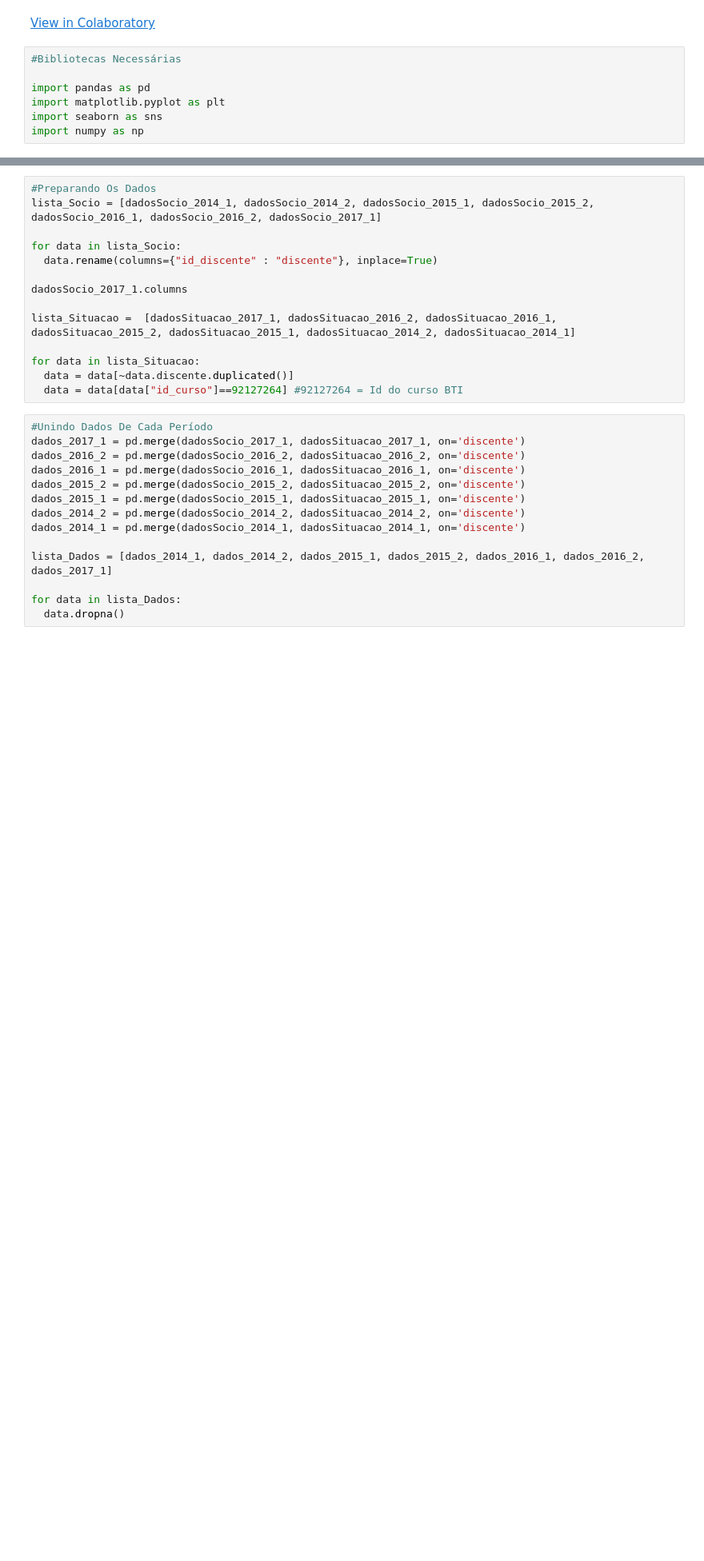
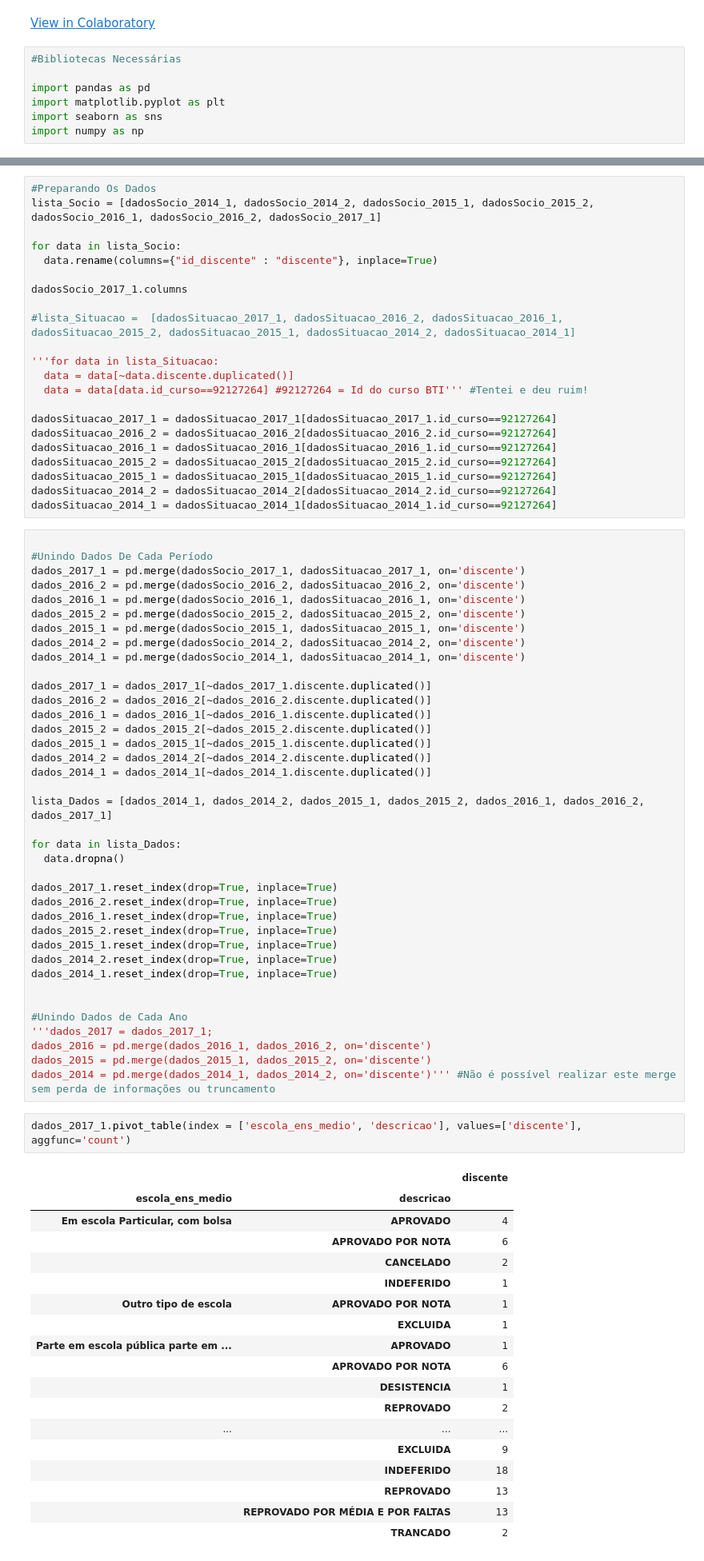
Before and after one commit to lucasgmpaiva/Analise_Dados_UFRN, a Jupyter notebook: Parte I.ipynb, the cells around one changed output, grey strips where cells are left out. Shown at 80% size. Saved outputs shown, nothing was run; the diff lists cells and outputs as text; blank space fills up the shorter version.

Commit message:
Finalizando a Captura de Dados

```diff
--- a/Parte I.ipynb
+++ b/Parte I.ipynb
@@ -35,12 +37,21 @@ for data in lista_Socio:
 
 dadosSocio_2017_1.columns
 
-lista_Situacao =  [dadosSituacao_2017_1, dadosSituacao_2016_2, dadosSituacao_2016_1, dadosSituacao_2015_2, dadosSituacao_2015_1, dadosSituacao_2014_2, dadosSituacao_2014_1]
+#lista_Situacao =  [dadosSituacao_2017_1, dadosSituacao_2016_2, dadosSituacao_2016_1, dadosSituacao_2015_2, dadosSituacao_2015_1, dadosSituacao_2014_2, dadosSituacao_2014_1]
 
-for data in lista_Situacao:
+'''for data in lista_Situacao:
   data = data[~data.discente.duplicated()]
-  data = data[data["id_curso"]==92127264] #92127264 = Id do curso BTI
+  data = data[data.id_curso==92127264] #92127264 = Id do curso BTI''' #Tentei e deu ruim!
+
+dadosSituacao_2017_1 = dadosSituacao_2017_1[dadosSituacao_2017_1.id_curso==92127264]
+dadosSituacao_2016_2 = dadosSituacao_2016_2[dadosSituacao_2016_2.id_curso==92127264]
+dadosSituacao_2016_1 = dadosSituacao_2016_1[dadosSituacao_2016_1.id_curso==92127264]
+dadosSituacao_2015_2 = dadosSituacao_2015_2[dadosSituacao_2015_2.id_curso==92127264]
+dadosSituacao_2015_1 = dadosSituacao_2015_1[dadosSituacao_2015_1.id_curso==92127264]
+dadosSituacao_2014_2 = dadosSituacao_2014_2[dadosSituacao_2014_2.id_curso==92127264]
+dadosSituacao_2014_1 = dadosSituacao_2014_1[dadosSituacao_2014_1.id_curso==92127264]
 # %%
+
 #Unindo Dados De Cada Período
 dados_2017_1 = pd.merge(dadosSocio_2017_1, dadosSituacao_2017_1, on='discente')
 dados_2016_2 = pd.merge(dadosSocio_2016_2, dadosSituacao_2016_2, on='discente')
@@ -50,7 +61,51 @@ dados_2015_1 = pd.merge(dadosSocio_2015_1, dadosSituacao_2015_1, on='discente')
 dados_2014_2 = pd.merge(dadosSocio_2014_2, dadosSituacao_2014_2, on='discente')
 dados_2014_1 = pd.merge(dadosSocio_2014_1, dadosSituacao_2014_1, on='discente')
 
+dados_2017_1 = dados_2017_1[~dados_2017_1.discente.duplicated()]
+dados_2016_2 = dados_2016_2[~dados_2016_2.discente.duplicated()]
+dados_2016_1 = dados_2016_1[~dados_2016_1.discente.duplicated()]
+dados_2015_2 = dados_2015_2[~dados_2015_2.discente.duplicated()]
+dados_2015_1 = dados_2015_1[~dados_2015_1.discente.duplicated()]
+dados_2014_2 = dados_2014_2[~dados_2014_2.discente.duplicated()]
+dados_2014_1 = dados_2014_1[~dados_2014_1.discente.duplicated()]
+
 lista_Dados = [dados_2014_1, dados_2014_2, dados_2015_1, dados_2015_2, dados_2016_1, dados_2016_2, dados_2017_1]
 
 for data in lista_Dados:
   data.dropna()
+
+dados_2017_1.reset_index(drop=True, inplace=True)
+dados_2016_2.reset_index(drop=True, inplace=True)
+dados_2016_1.reset_index(drop=True, inplace=True)
+dados_2015_2.reset_index(drop=True, inplace=True)
+dados_2015_1.reset_index(drop=True, inplace=True)
+dados_2014_2.reset_index(drop=True, inplace=True)
+dados_2014_1.reset_index(drop=True, inplace=True)
+
+
+#Unindo Dados de Cada Ano
+'''dados_2017 = dados_2017_1;
+dados_2016 = pd.merge(dados_2016_1, dados_2016_2, on='discente')
+dados_2015 = pd.merge(dados_2015_1, dados_2015_2, on='discente')
+dados_2014 = pd.merge(dados_2014_1, dados_2014_2, on='discente')''' #Não é possível realizar este merge sem perda de informações ou truncamento
+# %%
+dados_2017_1.pivot_table(index = ['escola_ens_medio', 'descricao'], values=['discente'], aggfunc='count')
+# %% [output]
+|  |  | discente |
+| escola_ens_medio | descricao |  |
+| Em escola Particular, com bolsa | APROVADO | 4 |
+|  | APROVADO POR NOTA | 6 |
+|  | CANCELADO | 2 |
+|  | INDEFERIDO | 1 |
+| Outro tipo de escola | APROVADO POR NOTA | 1 |
+|  | EXCLUIDA | 1 |
+| Parte em escola pública parte em ... | APROVADO | 1 |
+|  | APROVADO POR NOTA | 6 |
+|  | DESISTENCIA | 1 |
+|  | REPROVADO | 2 |
+| ... | ... | ... |
+|  | EXCLUIDA | 9 |
+|  | INDEFERIDO | 18 |
+|  | REPROVADO | 13 |
+|  | REPROVADO POR MÉDIA E POR FALTAS | 13 |
+|  | TRANCADO | 2 |
```
Also changed, not shown: parts of 7 cells of this notebook.
